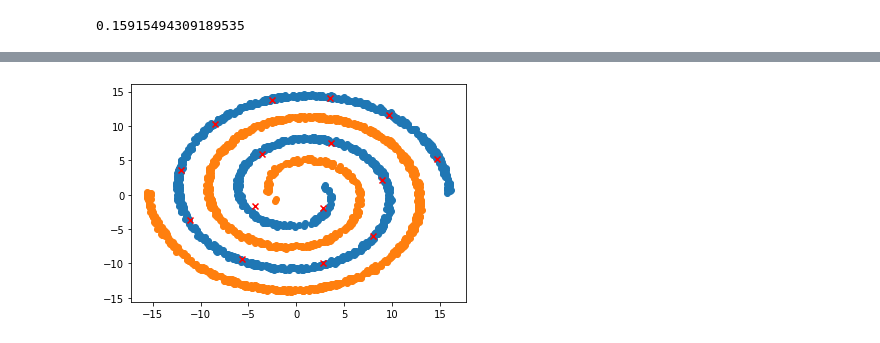
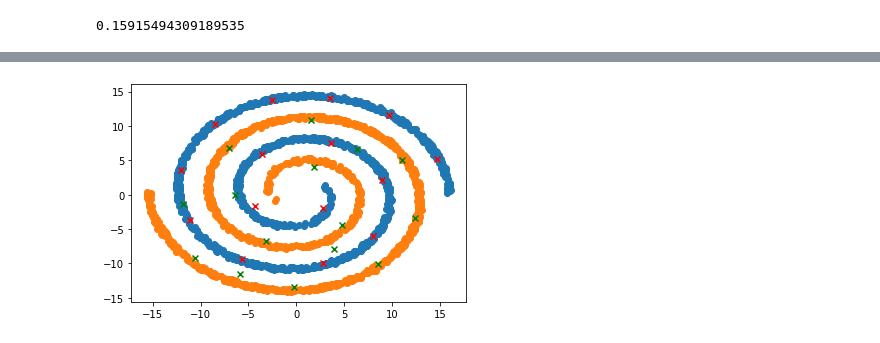
Before and after one commit to nihalgeorge01/CS5691-Submissions, a Jupyter notebook: A3/A_kmeans/A_kmeans_notebook.ipynb, the cells around one changed output, grey strips where cells are left out. Saved outputs shown, nothing was run; the diff lists cells and outputs as text; code cells hidden in the pictures.

```diff
--- a/A3/A_kmeans/A_kmeans_notebook.ipynb
+++ b/A3/A_kmeans/A_kmeans_notebook.ipynb
@@ -76,8 +76,9 @@ def k_means(data,k=15):
 # %% [markdown]
 Now we will see what kind of means we have got from this, and whether we should use more or less complex values of $k$.
 # %%
-means0,allotments0 = k_means(train_data_classes[0,:,:])
-means1,allotments1 = k_means(train_data_classes[1,:,:])
+k = 15
+means0,allotments0 = k_means(train_data_classes[0,:,:], k)
+means1,allotments1 = k_means(train_data_classes[1,:,:], k)
 plt.scatter(train_data_classes[0,:,0],train_data_classes[0,:,1])
 plt.scatter(train_data_classes[1,:,0],train_data_classes[1,:,1])
 plt.scatter(means0[:,0],means0[:,1],c='r',marker='x')
@@ -287,2 +286,3 @@ def EM_2(data,means,allotments):
 # %%
-means_em, covs_em = EM_2(train_data_classes[0,:,:],means0,allotments0)
+means_em1, covs_em1 = EM_2(train_data_classes[0,:,:],means0,allotments0)
+means_em2, covs_em2 = EM_2(train_data_classes[1,:,:],means1,allotments1)
@@ -307,9 +289,10 @@ iter 34, ll_new: -5.686337379733236
 # %%
 plt.figure()
 plt.scatter(train_data_classes[0,:,0],train_data_classes[0,:,1])
 plt.scatter(train_data_classes[1,:,0],train_data_classes[1,:,1])
-plt.scatter(means_em[:,0],means_em[:,1],c='r',marker='x')
+plt.scatter(means_em1[:,0],means_em1[:,1],c='r',marker='x')
+plt.scatter(means_em2[:,0],means_em2[:,1],c='g',marker='x')
 
 plt.show()
 # %% [output]
-[figure, old version]
+[figure, new version]
```
Also changed, not shown: parts of 5 cells of this notebook.
